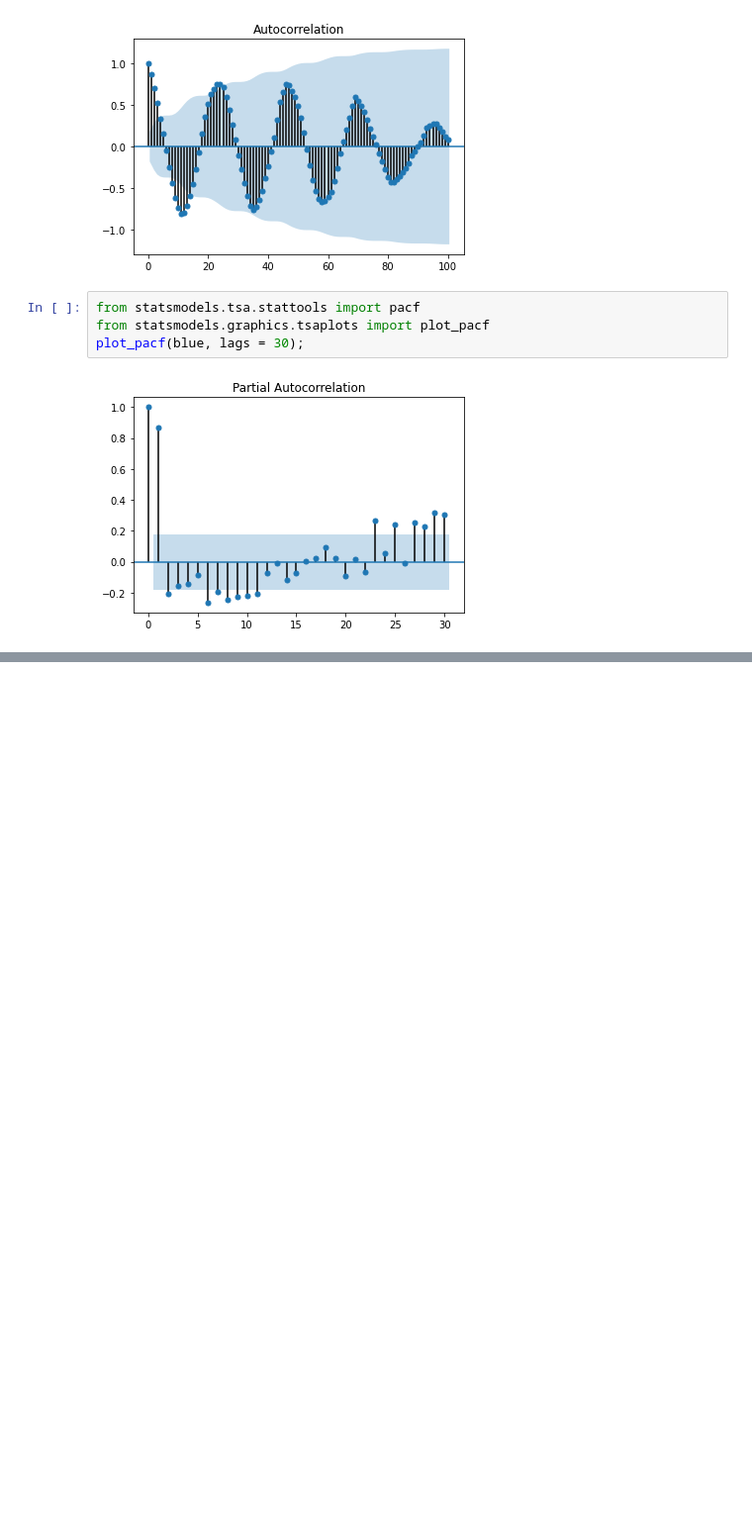
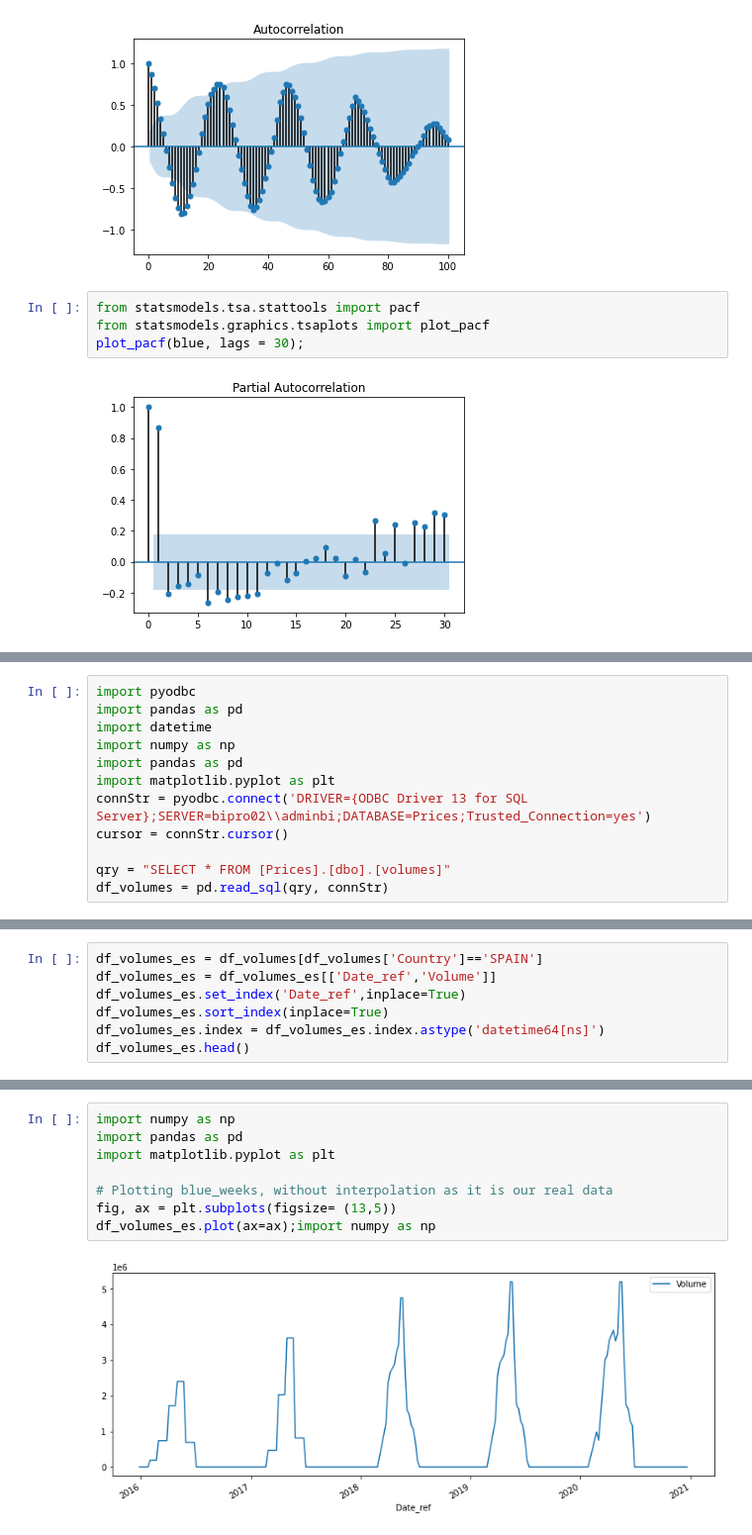
Before and after one commit to matozqui/Berries_Pricing, a Jupyter notebook: Spain/ES_Prices_2_Exploration.ipynb, the cells around one changed output, grey strips where cells are left out. Shown at 99% size. Cells and saved outputs as stored; diff of their text form; blank space fills up the shorter version.

Commit message:
Exploratory analysis Spain bluberry volumes

```diff
--- a/Spain/ES_Prices_2_Exploration.ipynb
+++ b/Spain/ES_Prices_2_Exploration.ipynb
@@ -87,0 +94,12 @@ plot_pacf(blue, lags = 30);
+# %%
+import pyodbc
+import pandas as pd
+import datetime
+import numpy as np
+import pandas as pd
+import matplotlib.pyplot as plt
+connStr = pyodbc.connect('DRIVER={ODBC Driver 13 for SQL Server};SERVER=bipro02\\adminbi;DATABASE=Prices;Trusted_Connection=yes')
+cursor = connStr.cursor()
+
+qry = "SELECT * FROM [Prices].[dbo].[volumes]"
+df_volumes = pd.read_sql(qry, connStr)
@@ -87,0 +123,7 @@ plot_pacf(blue, lags = 30);
+# %%
+df_volumes_es = df_volumes[df_volumes['Country']=='SPAIN']
+df_volumes_es = df_volumes_es[['Date_ref','Volume']]
+df_volumes_es.set_index('Date_ref',inplace=True)
+df_volumes_es.sort_index(inplace=True)
+df_volumes_es.index = df_volumes_es.index.astype('datetime64[ns]')
+df_volumes_es.head()
@@ -87,0 +138,10 @@ plot_pacf(blue, lags = 30);
+# %%
+import numpy as np
+import pandas as pd
+import matplotlib.pyplot as plt
+
+# Plotting blue_weeks, without interpolation as it is our real data
+fig, ax = plt.subplots(figsize= (13,5))
+df_volumes_es.plot(ax=ax);import numpy as np
+# %% [output]
+[figure, added]
```
Also changed, not shown: parts of 9 cells of this notebook.
